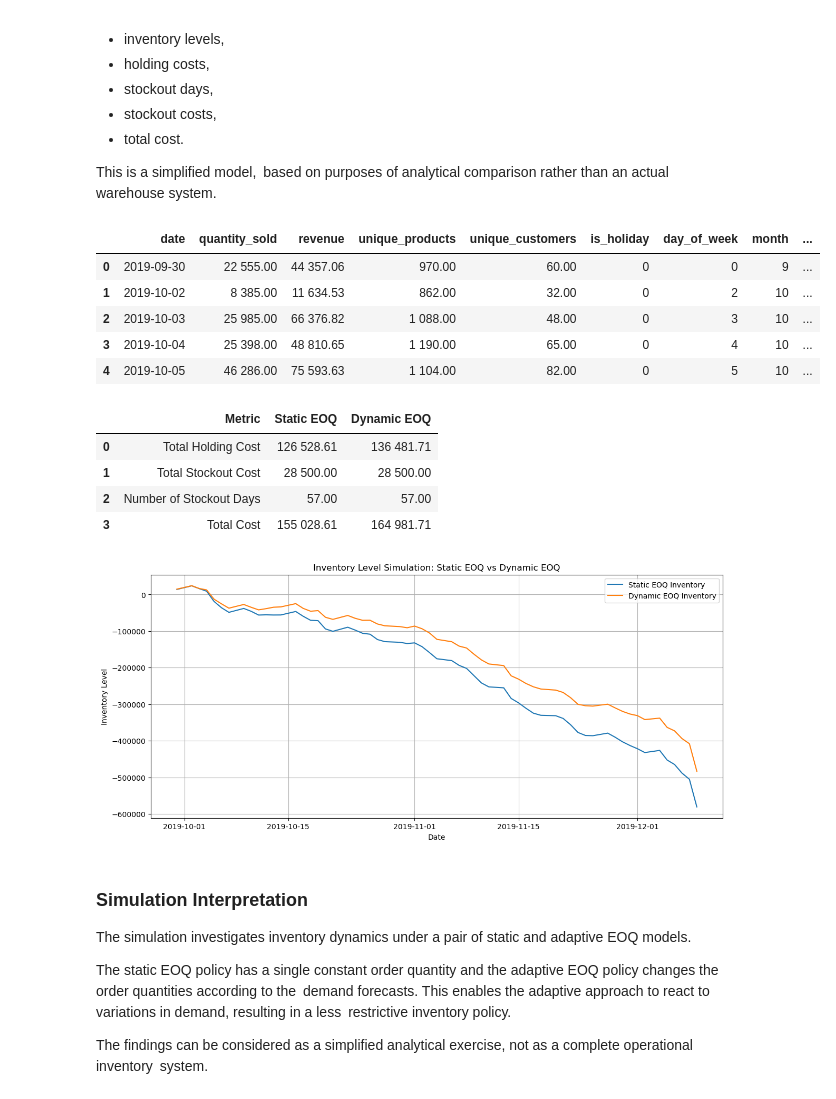
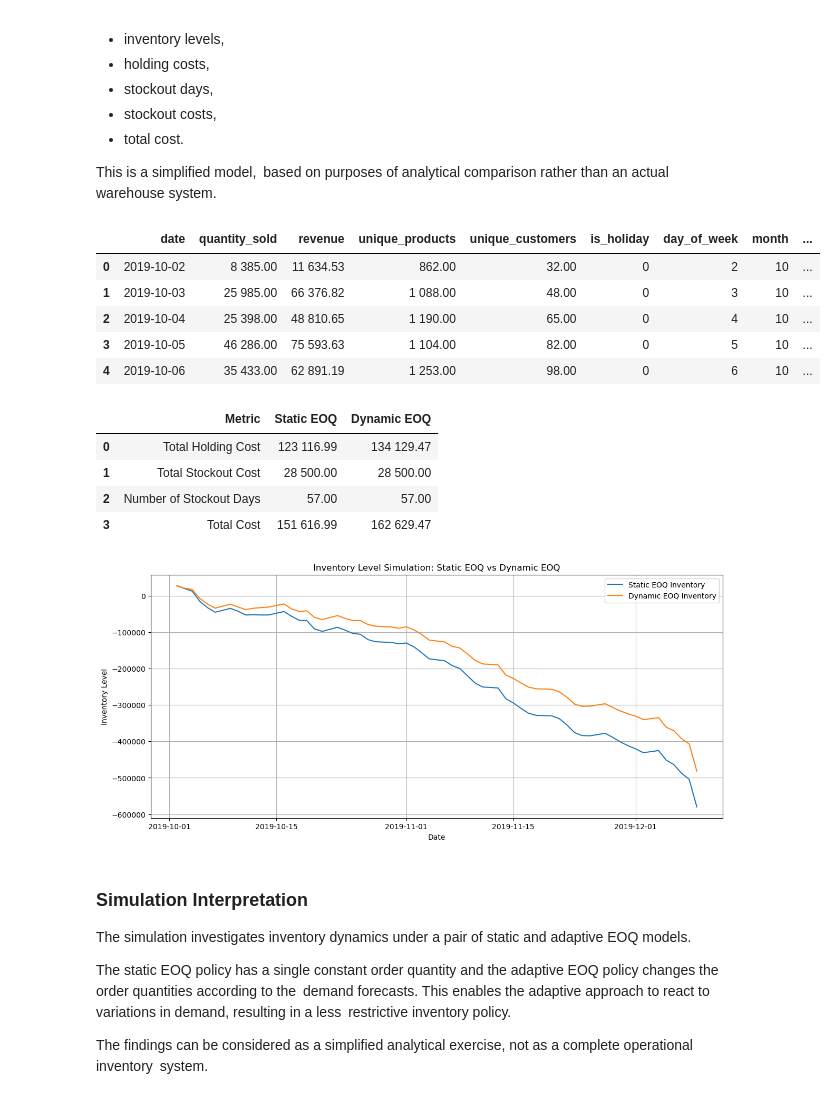
Before and after one commit to Nikolinakr/data-driven-demand-planning-eoq, a Jupyter notebook: notebooks/data-driven-demand-planning-eoq.ipynb, the cells around one changed output. Drawn from its saved outputs; the diff is of its cells as text; code cells hidden in the pictures.

```diff
--- a/notebooks/data-driven-demand-planning-eoq.ipynb
+++ b/notebooks/data-driven-demand-planning-eoq.ipynb
@@ -368,8 +370,22 @@ Calendar-based features are created to help the forecasting model capture recurr
 # %%
+daily_demand = daily_demand.sort_values("date").reset_index(drop=True)
+
 daily_demand["day_of_week"] = daily_demand["date"].dt.dayofweek
 daily_demand["month"] = daily_demand["date"].dt.month
 daily_demand["week_of_year"] = daily_demand["date"].dt.isocalendar().week.astype(int)
 daily_demand["is_weekend"] = daily_demand["day_of_week"].isin([5, 6]).astype(int)
+
+# Lag features: demand from previous periods
+# These features help the model capture temporal dependency in demand.
+daily_demand["lag_1"] = daily_demand["quantity_sold"].shift(1)
+daily_demand["lag_7"] = daily_demand["quantity_sold"].shift(7)
+
+# Rolling average based only on past values.
+# shift(1) is used to avoid using the current day's demand when predicting that same day.
+daily_demand["rolling_mean_7"] = daily_demand["quantity_sold"].shift(1).rolling(window=7).mean()
+
+# Remove the first rows where lag and rolling features are not available.
+daily_demand = daily_demand.dropna().reset_index(drop=True)
 
 daily_demand.head().style.format({
     "date": lambda x: x.strftime("%Y-%m-%d"),
@@ -377,6 +393,9 @@ daily_demand.head().style.format({
     "revenue": lambda x: f"{x:,.2f}".replace(",", " "),
     "unique_products": lambda x: f"{x:,.0f}".replace(",", " "),
     "unique_customers": lambda x: f"{x:,.0f}".replace(",", " "),
+    "lag_1": lambda x: f"{x:,.0f}".replace(",", " "),
+    "lag_7": lambda x: f"{x:,.0f}".replace(",", " "),
+    "rolling_mean_7": lambda x: f"{x:,.2f}".replace(",", " "),
     })
 # %% [output]
 |  | date | quantity_sold | revenue | unique_products | unique_customers | is_holiday | day_of_week | month | ... |
@@ -471,14 +498,17 @@ features = [
     "month",
     "week_of_year",
     "is_weekend",
-    "is_holiday"
+    "is_holiday",
+    "lag_1",
+    "lag_7",
+    "rolling_mean_7"
 ]
 
 target = "quantity_sold"
 
 split_index = int(len(daily_demand) * 0.8)
 
-train = daily_demand.iloc[:split_index]
+train = daily_demand.iloc[:split_index].copy()
 test = daily_demand.iloc[split_index:].copy()
 
 X_train = train[features]
@@ -489,4 +519,5 @@ y_test = test[target]
 
 print("Train period:", train["date"].min(), "to", train["date"].max())
 print("Test period:", test["date"].min(), "to", test["date"].max())
+print("Features used:", features)
 # %% [output]
@@ -746,38 +783,41 @@ for _, row in simulation.iterrows():
 simulation["static_inventory"] = static_inventory
 simulation["dynamic_inventory"] = dynamic_inventory
 
 simulation["static_stockout"] = simulation["static_inventory"] < 0
 simulation["dynamic_stockout"] = simulation["dynamic_inventory"] < 0
 
 simulation["static_holding_cost"] = simulation["static_inventory"].clip(lower=0) * holding_cost
 simulation["dynamic_holding_cost"] = simulation["dynamic_inventory"].clip(lower=0) * holding_cost
 
 simulation["static_stockout_cost"] = simulation["static_stockout"].astype(int) * stockout_cost_per_day
 simulation["dynamic_stockout_cost"] = simulation["dynamic_stockout"].astype(int) * stockout_cost_per_day
 
 simulation.head().style.format({
      "date": lambda x: x.strftime("%Y-%m-%d"),
      "quantity_sold": lambda x: f"{x:,.2f}".replace(",", " "),
      "revenue": lambda x: f"{x:,.2f}".replace(",", " "),
      "unique_products": lambda x: f"{x:,.2f}".replace(",", " "),
      "unique_customers": lambda x: f"{x:,.2f}".replace(",", " "),
      "naive_forecast": lambda x: f"{x:,.2f}".replace(",", " "),
      "forecast": lambda x: f"{x:,.2f}".replace(",", " "),
+     "lag_1": lambda x: f"{x:,.2f}".replace(",", " "),
+     "lag_7": lambda x: f"{x:,.2f}".replace(",", " "),
+     "rolling_mean_7": lambda x: f"{x:,.2f}".replace(",", " "),
      "forecast_annualized": lambda x: f"{x:,.2f}".replace(",", " "),
      "dynamic_eoq": lambda x: f"{x:,.2f}".replace(",", " "),
      "reorder_point": lambda x: f"{x:,.2f}".replace(",", " "),
      "static_inventory": lambda x: f"{x:,.2f}".replace(",", " "),
      "dynamic_inventory": lambda x: f"{x:,.2f}".replace(",", " "),
      "static_holding_cost": lambda x: f"{x:,.2f}".replace(",", " "),
      "dynamic_holding_cost": lambda x: f"{x:,.2f}".replace(",", " "),
     })
 # %% [output]
 |  | date | quantity_sold | revenue | unique_products | unique_customers | is_holiday | day_of_week | month | ... |
-| 0 | 2019-09-30 | 22 555.00 | 44 357.06 | 970.00 | 60.00 | 0 | 0 | 9 | ... |
-| 1 | 2019-10-02 | 8 385.00 | 11 634.53 | 862.00 | 32.00 | 0 | 2 | 10 | ... |
-| 2 | 2019-10-03 | 25 985.00 | 66 376.82 | 1 088.00 | 48.00 | 0 | 3 | 10 | ... |
-| 3 | 2019-10-04 | 25 398.00 | 48 810.65 | 1 190.00 | 65.00 | 0 | 4 | 10 | ... |
-| 4 | 2019-10-05 | 46 286.00 | 75 593.63 | 1 104.00 | 82.00 | 0 | 5 | 10 | ... |
+| 0 | 2019-10-02 | 8 385.00 | 11 634.53 | 862.00 | 32.00 | 0 | 2 | 10 | ... |
+| 1 | 2019-10-03 | 25 985.00 | 66 376.82 | 1 088.00 | 48.00 | 0 | 3 | 10 | ... |
+| 2 | 2019-10-04 | 25 398.00 | 48 810.65 | 1 190.00 | 65.00 | 0 | 4 | 10 | ... |
+| 3 | 2019-10-05 | 46 286.00 | 75 593.63 | 1 104.00 | 82.00 | 0 | 5 | 10 | ... |
+| 4 | 2019-10-06 | 35 433.00 | 62 891.19 | 1 253.00 | 98.00 | 0 | 6 | 10 | ... |
 # %%
 simulation_summary = pd.DataFrame({
     "Metric": [
@@ -806,10 +846,10 @@ simulation_summary.style.format({
 })
 # %% [output]
 |  | Metric | Static EOQ | Dynamic EOQ |
-| 0 | Total Holding Cost | 126 528.61 | 136 481.71 |
+| 0 | Total Holding Cost | 123 116.99 | 134 129.47 |
 | 1 | Total Stockout Cost | 28 500.00 | 28 500.00 |
 | 2 | Number of Stockout Days | 57.00 | 57.00 |
-| 3 | Total Cost | 155 028.61 | 164 981.71 |
+| 3 | Total Cost | 151 616.99 | 162 629.47 |
 # %%
 plt.figure(figsize=(14, 6))
 plt.plot(simulation["date"], simulation["static_inventory"], label="Static EOQ Inventory")
@@ -821,7 +861,7 @@ plt.legend()
 plt.grid(True)
 plt.show()
 # %% [output]
-[figure, old version]
+[figure, new version]
 # %% [markdown]
 ### Simulation Interpretation
 
```
Also changed, not shown: parts of 18 cells of this notebook.
